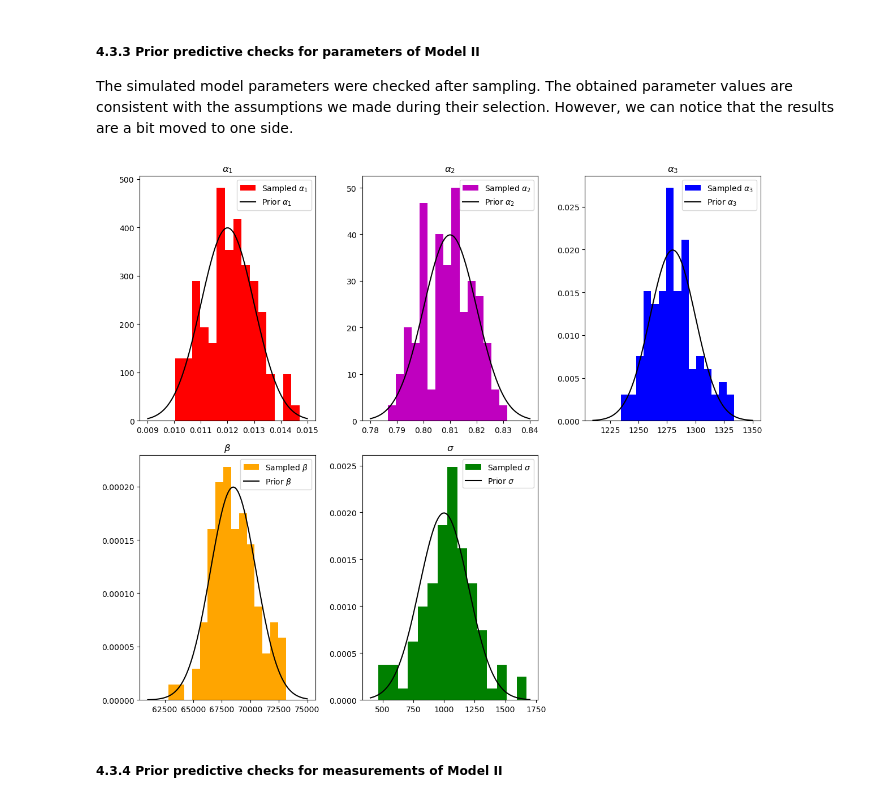
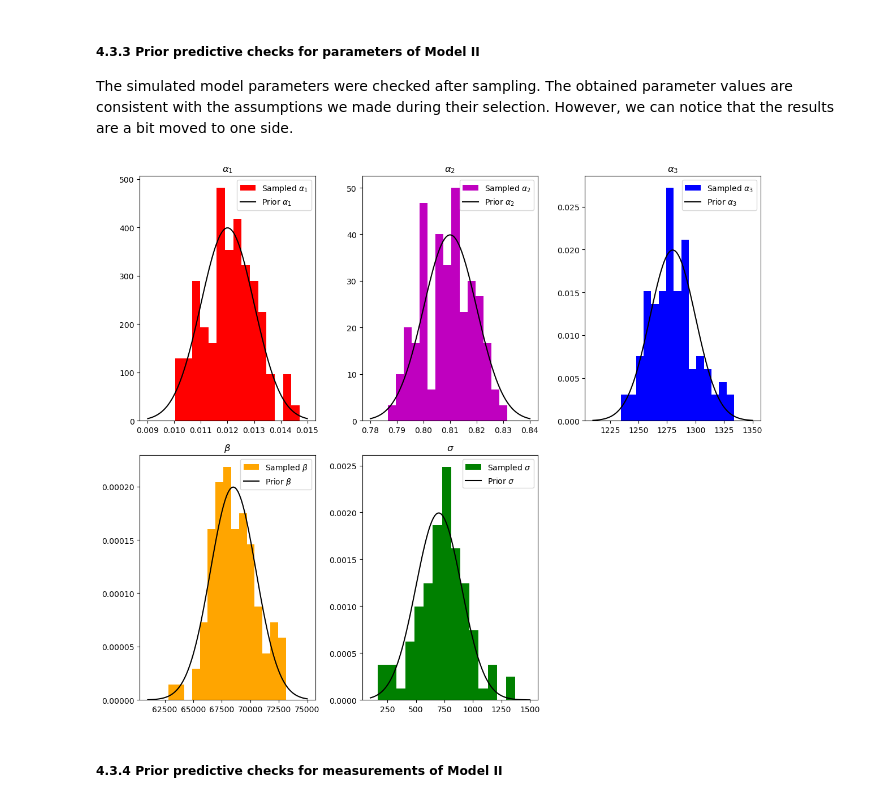
Before and after one commit to Julnowak/DA_project, a Jupyter notebook: final.ipynb, the cells around one changed output. Saved outputs shown, nothing was run; the diff lists cells and outputs as text; code cells hidden in the pictures.

```diff
--- a/final.ipynb
+++ b/final.ipynb
@@ -797,36 +792,36 @@ axes[0][0].legend()
 x = np.linspace(0.78,0.84,100)
 y = stats.norm.pdf(x=x,loc=0.81, scale=0.01)
 axes[0][1].hist(alpha2_pred, bins=15,label=r'Sampled $\alpha_2$',density=True,color='m')
 axes[0][1].set_title(r'$\alpha_2$')
 axes[0][1].plot(x,y,label=r'Prior $\alpha_2$',color='k')
 axes[0][1].legend()
 
 x = np.linspace(1210,1350,100)
 y = stats.norm.pdf(x=x,loc=1280, scale=20)
 axes[0][2].hist(alpha3_pred, bins=15,label=r'Sampled $\alpha_3$',density=True,color='b')
 axes[0][2].set_title(r'$\alpha_3$')
 axes[0][2].plot(x,y,label=r'Prior $\alpha_3$',color='k')
 axes[0][2].legend()
 
 x = np.linspace(61000, 75000, 100)
 y = stats.norm.pdf(x=x,loc=68500, scale=2000)
 axes[1][0].hist(beta_pred, bins=15,label=r'Sampled $\beta$',density=True,color='orange')
 axes[1][0].set_title(r'$\beta$')
 axes[1][0].plot(x,y,label = r'Prior $\beta$',color='k')
 axes[1][0].legend()
 
-x = np.linspace(400, 1700, 100)
-y = stats.norm.pdf(x=x,loc=1000, scale=200)
+x = np.linspace(100, 1500, 100)
+y = stats.norm.pdf(x=x,loc=700, scale=200)
 axes[1][1].hist(sigma_pred, bins=15,label=r'Sampled $\sigma$',density=True,color='g')
 axes[1][1].set_title(r'$\sigma$')
 axes[1][1].plot(x,y,label = r'Prior $\sigma$',color='k')
 axes[1][1].legend()
 
 fig.delaxes(axes[1, 2])
 
 plt.show()
 # %% [output]
-[figure, old version]
+[figure, new version]
 # %% [markdown]
 ##### 4.3.4 Prior predictive checks for measurements of Model II
 # %% [markdown]
```
Also changed, not shown: parts of 68 cells of this notebook, 12 other files.
